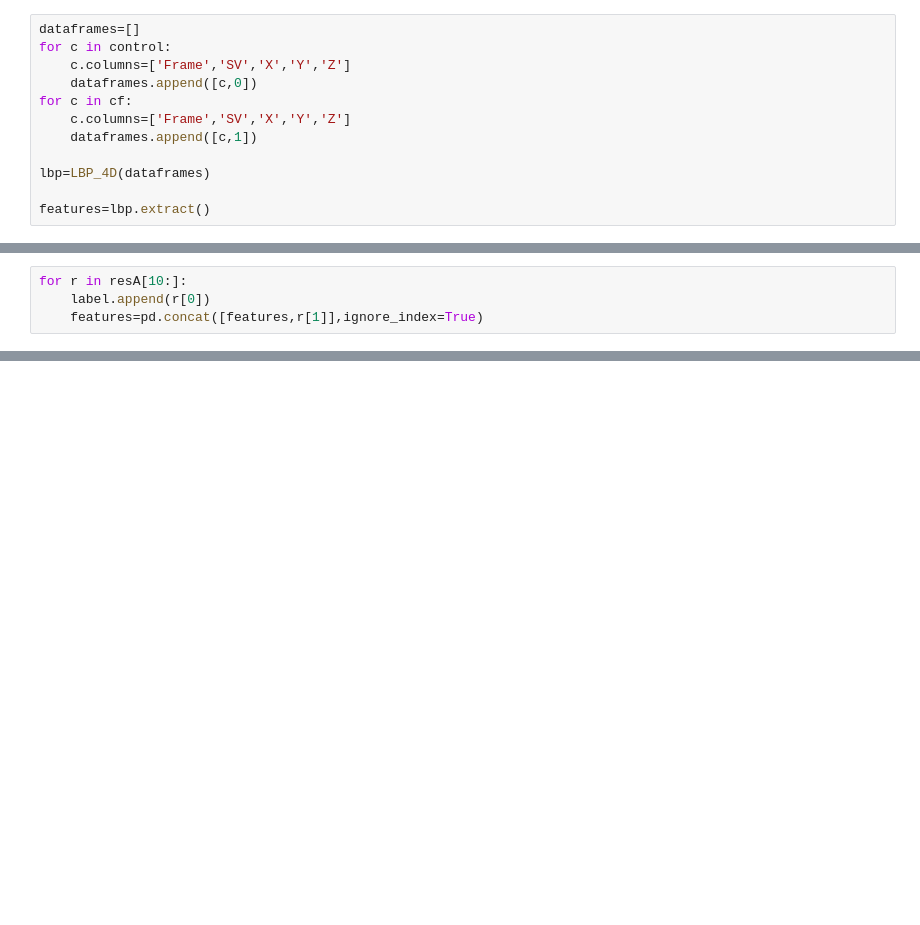
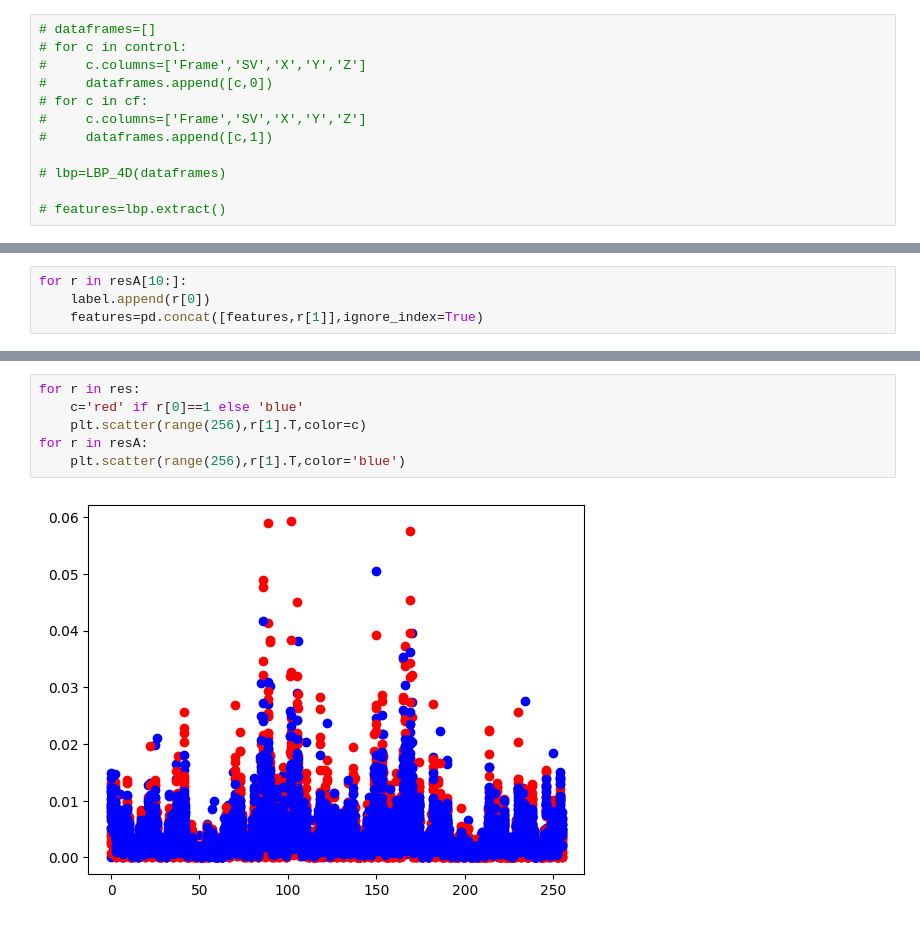
Before and after one commit to Adelaide-ReXIL/XV_prelim, a Jupyter notebook: Code/clinicalLBP.ipynb, the cells around one changed output, grey strips where cells are left out. Saved outputs shown, nothing was run; the diff lists cells and outputs as text; blank space fills up the shorter version.

```diff
--- a/Code/clinicalLBP.ipynb
+++ b/Code/clinicalLBP.ipynb
@@ -62,13 +79,13 @@ plt.scatter(df['X'],df['Z'])
 [figure]
 # %%
-dataframes=[]
-for c in control:
-    c.columns=['Frame','SV','X','Y','Z']
-    dataframes.append([c,0])
-for c in cf:
-    c.columns=['Frame','SV','X','Y','Z']
-    dataframes.append([c,1])
+# dataframes=[]
+# for c in control:
+#     c.columns=['Frame','SV','X','Y','Z']
+#     dataframes.append([c,0])
+# for c in cf:
+#     c.columns=['Frame','SV','X','Y','Z']
+#     dataframes.append([c,1])
 
-lbp=LBP_4D(dataframes)
+# lbp=LBP_4D(dataframes)
 
-features=lbp.extract()
+# features=lbp.extract()
@@ -411,0 +393,8 @@ array([0, 0, 0, 1, 1, 1, 0, 1, 1, 1, 1, 1, 1, 1, 1, 1, 1, 1, 1, 1, 0, 0,
+# %%
+for r in res:
+    c='red' if r[0]==1 else 'blue'
+    plt.scatter(range(256),r[1].T,color=c)
+for r in resA:
+    plt.scatter(range(256),r[1].T,color='blue')
+# %% [output]
+[figure, added]
```
Also changed, not shown: parts of 9 cells of this notebook, 1 other file.
